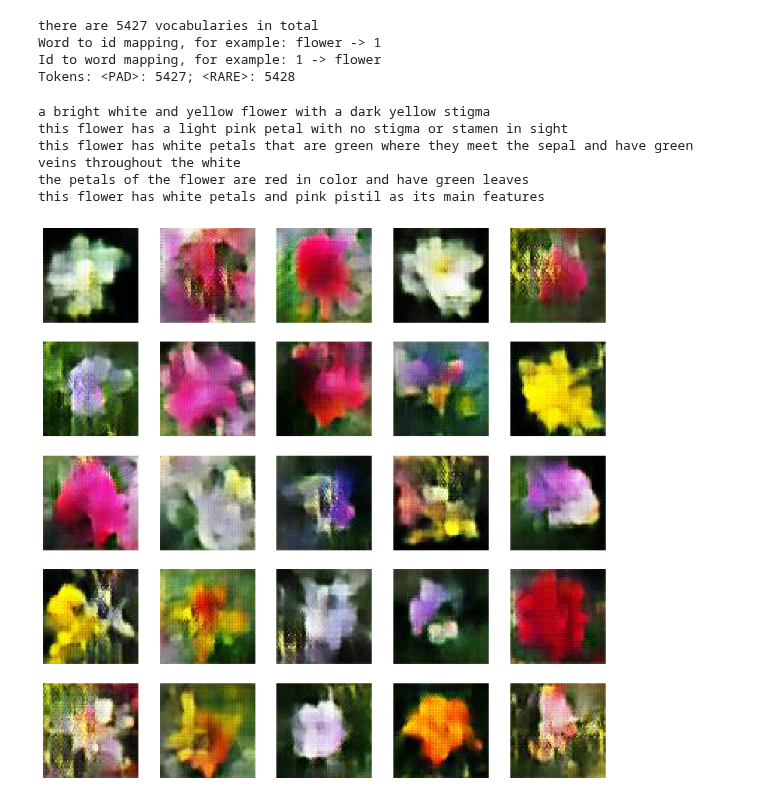
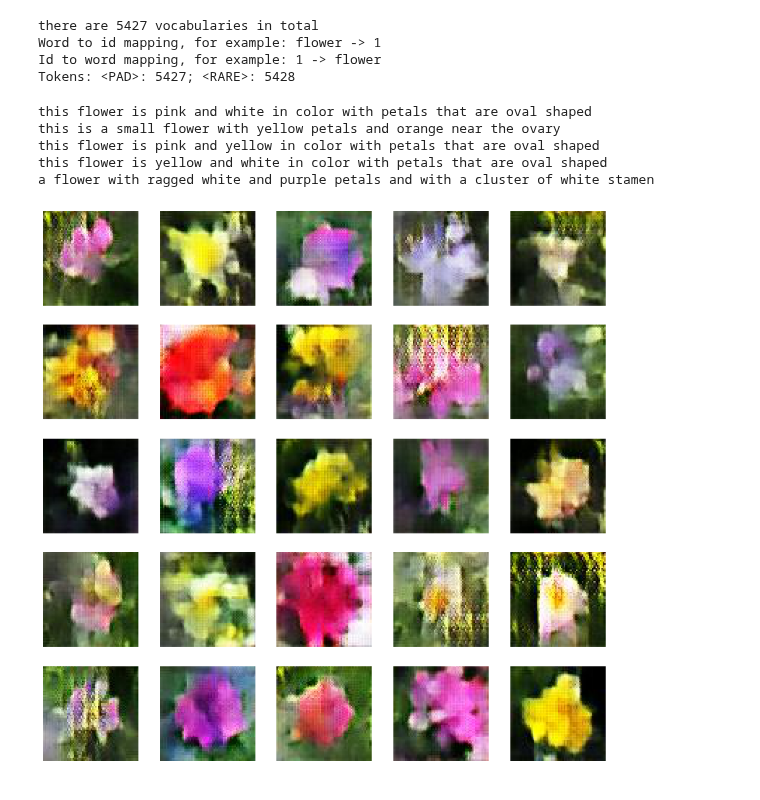
Before and after one commit to chengche6230/Deep-Learning-Course-Team-Project, a Jupyter notebook: Competition 3/DL_comp3_Team123_model_final.ipynb, the cells around one changed output. Cells and saved outputs as stored; diff of their text form; code cells hidden in the pictures.

Commit message:
inference with different output folder

```diff
--- a/Competition 3/DL_comp3_Team123_model_final.ipynb
+++ b/Competition 3/DL_comp3_Team123_model_final.ipynb
@@ -901,7 +904,7 @@ def visualize(idx):
                 text += ' '
         print(text)
         for j in range(len(idx)):
-            path  = './inference/demo/inference_{:04d}_{:d}.jpg'.format(i,j+1)
+            path  = './inference/our_inference/inference_{:04d}_{:d}.jpg'.format(i,j+1)
             fake_image = plt.imread(path)
 
             plt.subplot(5, 5, count*5+j+1)
@@ -926,15 +929,15 @@ Tokens: <PAD>: 5427; <RARE>: 5428
 # %%
 import pandas as pd
 data = pd.read_pickle('./dataset/testData.pkl')
 captions = data['Captions'].values
 index = data['ID'].values
-random_idx = [912, 1238, 1435, 2309, 3565]
+random_idx = [253, 267, 413, 841, 3462]
 
 visualize(random_idx)
 # %% [output]
-a bright white and yellow flower with a dark yellow stigma
-this flower has a light pink petal with no stigma or stamen in sight
-this flower has white petals that are green where they meet the sepal and have green veins throughout the white
-the petals of the flower are red in color and have green leaves
-this flower has white petals and pink pistil as its main features
+this flower is pink and white in color with petals that are oval shaped
+this is a small flower with yellow petals and orange near the ovary
+this flower is pink and yellow in color with petals that are oval shaped
+this flower is yellow and white in color with petals that are oval shaped
+a flower with ragged white and purple petals and with a cluster of white stamen
-[figure, old version]
+[figure, new version]
```
Also changed, not shown: parts of 5 cells of this notebook.
